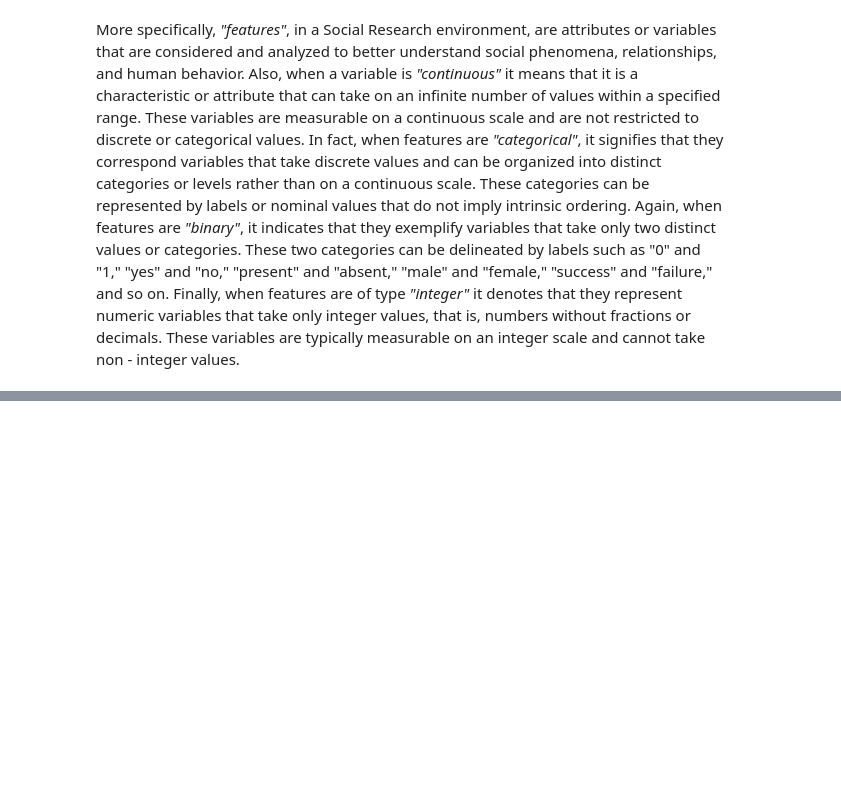
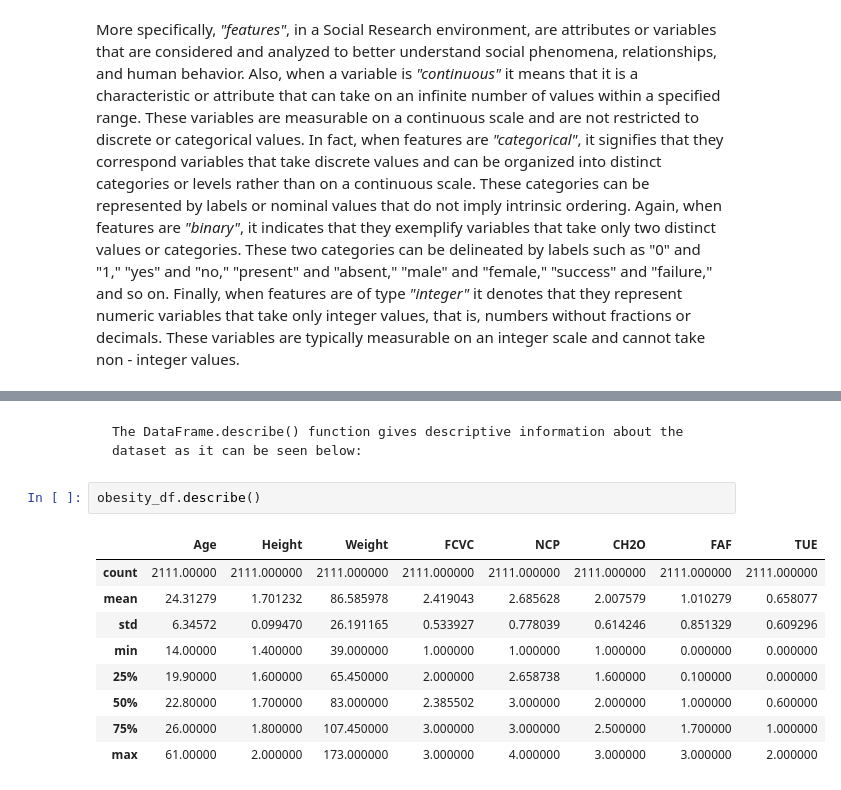
Before and after one commit to letizialanza01/SR_Obesity_Project, a Jupyter notebook: SR_Obesity_Project.ipynb, the cells around one changed output, grey strips where cells are left out. Saved outputs shown, nothing was run; the diff lists cells and outputs as text; blank space fills up the shorter version.

```diff
--- a/SR_Obesity_Project.ipynb
+++ b/SR_Obesity_Project.ipynb
@@ -60,0 +111,14 @@ More specifically, *"features"*, in a Social Research environment, are attribute
+# %% [markdown]
+	The DataFrame.describe() function gives descriptive information about the dataset as it can be seen below:
+# %%
+obesity_df.describe()
+# %% [output]
+|  | Age | Height | Weight | FCVC | NCP | CH2O | FAF | TUE |
+| count | 2111.00000 | 2111.000000 | 2111.000000 | 2111.000000 | 2111.000000 | 2111.000000 | 2111.000000 | 2111.000000 |
+| mean | 24.31279 | 1.701232 | 86.585978 | 2.419043 | 2.685628 | 2.007579 | 1.010279 | 0.658077 |
+| std | 6.34572 | 0.099470 | 26.191165 | 0.533927 | 0.778039 | 0.614246 | 0.851329 | 0.609296 |
+| min | 14.00000 | 1.400000 | 39.000000 | 1.000000 | 1.000000 | 1.000000 | 0.000000 | 0.000000 |
+| 25% | 19.90000 | 1.600000 | 65.450000 | 2.000000 | 2.658738 | 1.600000 | 0.100000 | 0.000000 |
+| 50% | 22.80000 | 1.700000 | 83.000000 | 2.385502 | 3.000000 | 2.000000 | 1.000000 | 0.600000 |
+| 75% | 26.00000 | 1.800000 | 107.450000 | 3.000000 | 3.000000 | 2.500000 | 1.700000 | 1.000000 |
+| max | 61.00000 | 2.000000 | 173.000000 | 3.000000 | 4.000000 | 3.000000 | 3.000000 | 2.000000 |
```
Also changed, not shown: parts of 19 cells of this notebook.
